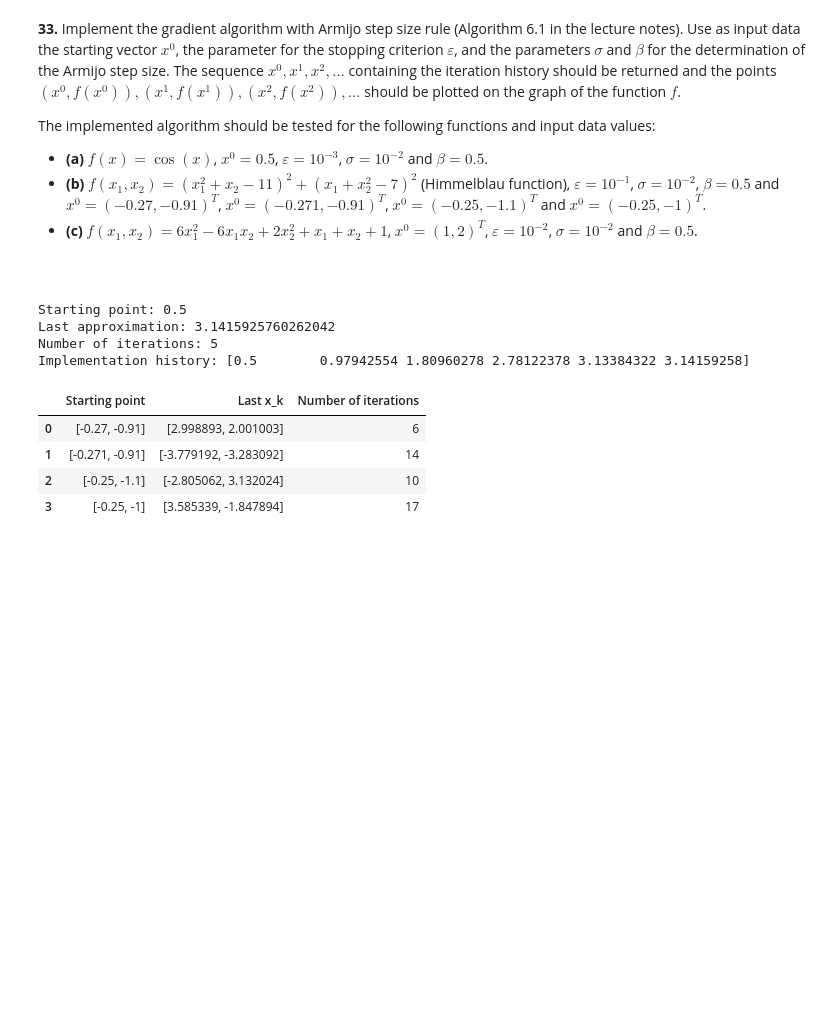
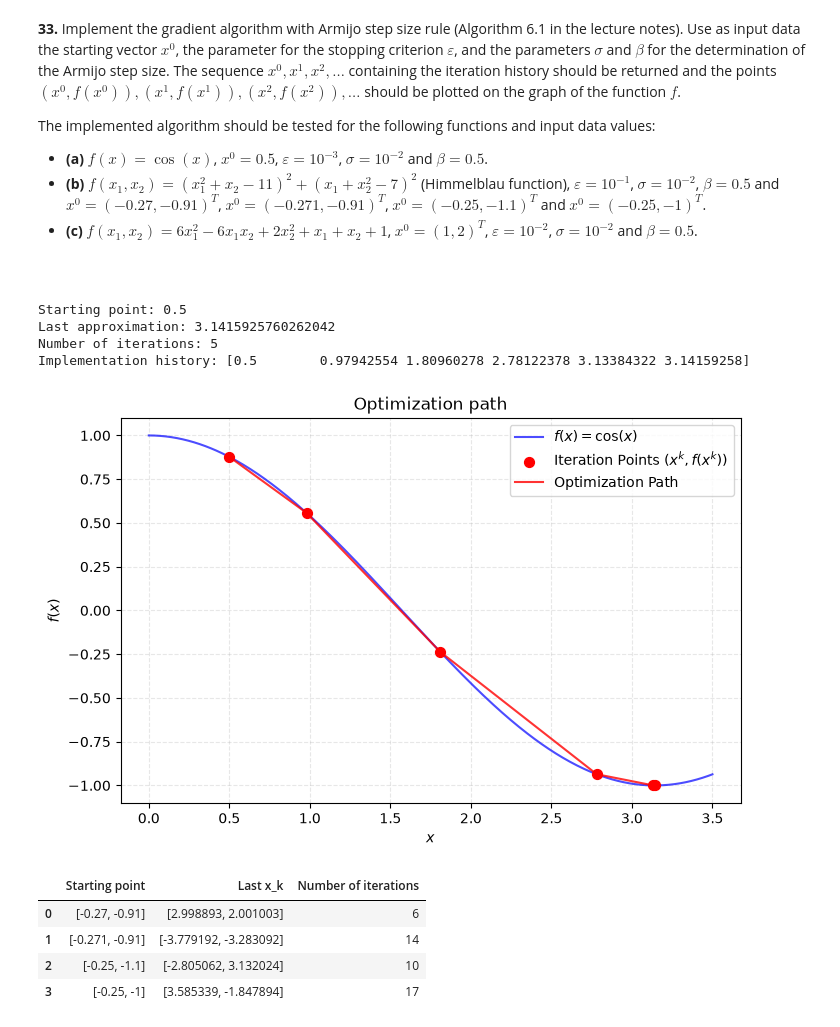
Before and after one commit to leilamokrovic1/Nonlinear-Optimization, a Jupyter notebook: pbm_s_7_ex_33.ipynb, the cells around one changed output. Drawn from its saved outputs; the diff is of its cells as text; code cells hidden in the pictures; blank space fills up the shorter version.

Commit message:
added plots

```diff
--- a/pbm_s_7_ex_33.ipynb
+++ b/pbm_s_7_ex_33.ipynb
@@ -83,6 +83,26 @@ Starting point: 0.5
 Last approximation: 3.1415925760262042
 Number of iterations: 5
 Implementation history: [0.5        0.97942554 1.80960278 2.78122378 3.13384322 3.14159258]
+# %%
+vec_a_arr = np.array(vectors_a, dtype=float)
+
+x_curve = np.linspace(0, 3.5, 400)
+y_curve = f_a(x_curve)
+
+plt.figure(figsize=(8, 5))
+plt.plot(x_curve, y_curve, label='$f(x) = \\cos(x)$', color='blue', alpha=0.7)
+
+plt.scatter(vec_a_arr, f_a(vec_a_arr), color='red', s=50, zorder=5, label='Iteration Points $(x^k, f(x^k))$')
+plt.plot(vec_a_arr, f_a(vec_a_arr), color='red', alpha=0.8, label='Optimization Path')
+
+plt.title("Optimization path")
+plt.xlabel("$x$")
+plt.ylabel("$f(x)$")
+plt.legend()
+plt.grid(True, linestyle='--', alpha=0.3)
+plt.show()
+# %% [output]
+[figure, added]
 # %%
 # case (b)
 x1 = [-0.27, -0.91]
```
Also changed, not shown: parts of 2 cells of this notebook.
